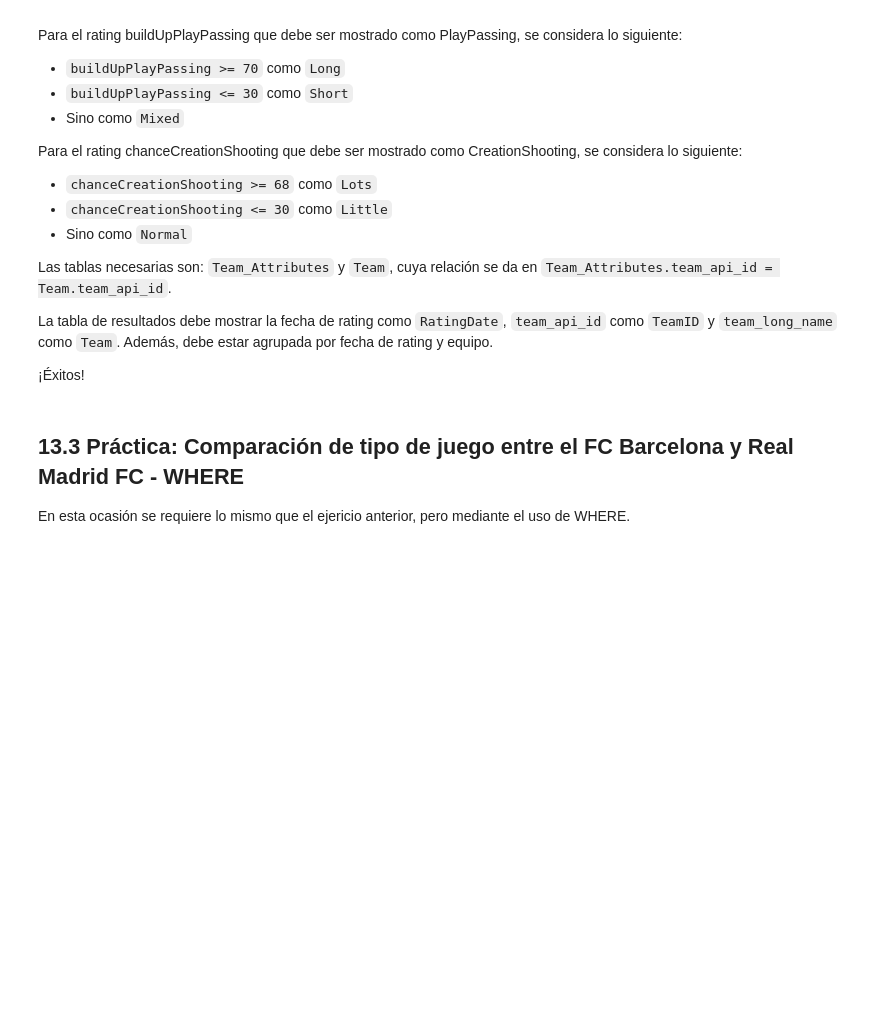
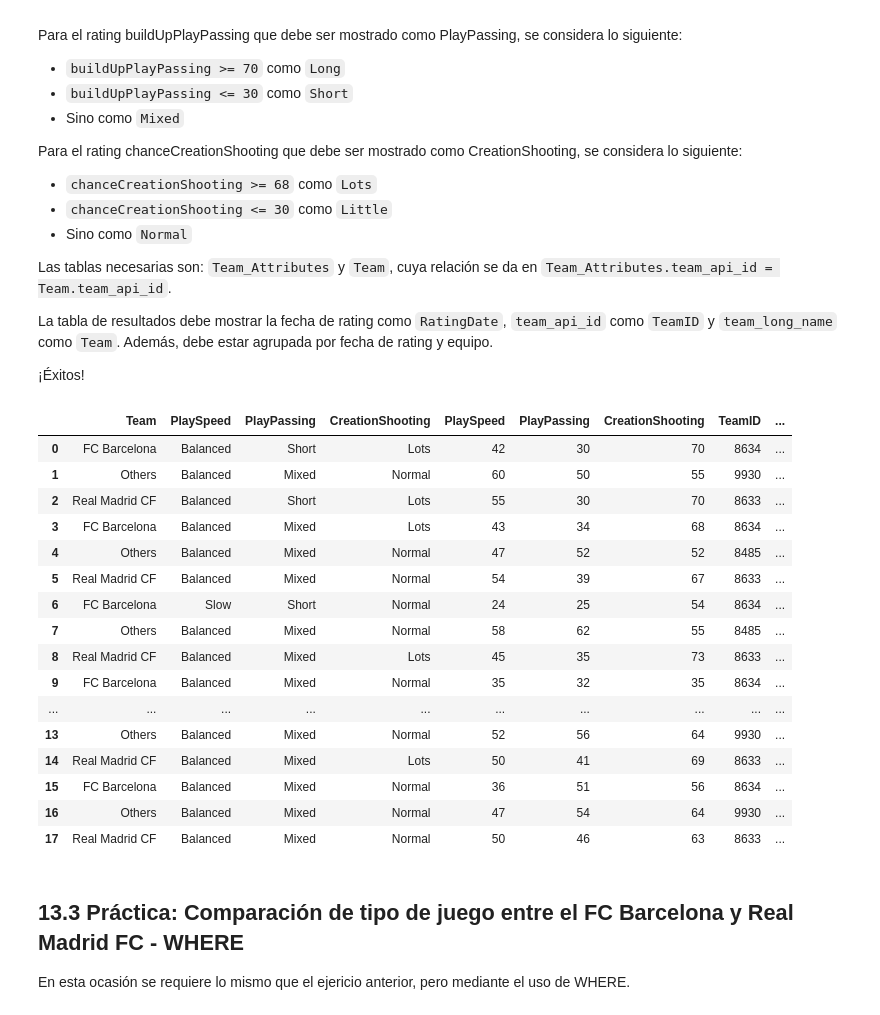
Before and after one commit to Juliodominguezcalderon/Talento_tech, a Jupyter notebook: Data_Analysis_SQL.ipynb, the cells around one changed output. Saved outputs shown, nothing was run; the diff lists cells and outputs as text; code cells hidden in the pictures; blank space fills up the shorter version.

```diff
--- a/Data_Analysis_SQL.ipynb
+++ b/Data_Analysis_SQL.ipynb
@@ -1895,3 +1940,64 @@ subquery
+# %%
+query = """ SELECT
+                    CASE
+                      WHEN Team.team_long_name = 'Real Madrid CF' THEN 'Real Madrid CF'
+                      WHEN Team.team_long_name = 'FC Barcelona'  THEN 'FC Barcelona'
+                      ELSE 'Others'
+                    END AS Team,
+
+                    CASE
+                      WHEN buildUpPlaySpeed >= 70 THEN 'Fast'
+                      WHEN buildUpPlaySpeed <= 30 THEN 'Slow'
+                      ELSE 'Balanced'
+                    END AS PlaySpeed,
+
+                    CASE
+                      WHEN buildUpPlayPassing >= 70 THEN 'Long'
+                      WHEN buildUpPlayPassing <= 30 THEN 'Short'
+                      ELSE 'Mixed'
+                    END AS PlayPassing,
+
+                    CASE
+                      WHEN chanceCreationShooting >= 68 THEN 'Lots'
+                      WHEN chanceCreationShooting <= 30 THEN 'Little'
+                      ELSE 'Normal'
+                    END AS CreationShooting,
+
+
+            BuildUpPlaySpeed AS PlaySpeed,
+            BuildUpPlayPassing AS PlayPassing,
+            ChanceCreationShooting AS CreationShooting,
+            Team.team_api_id AS TeamID,
+
+
+            DATE(Team_Attributes.date) AS RatingDate
+            FROM Team_Attributes
+
+            JOIN Team ON Team_Attributes.team_api_id = Team.team_api_id
+            GROUP BY RatingDate, Team
+"""
+
+#No modificar lo siguiente:
+subquery = pd.read_sql(query, conn)
+subquery
+# %% [output]
+|  | Team | PlaySpeed | PlayPassing | CreationShooting | PlaySpeed | PlayPassing | CreationShooting | TeamID | ... |
+| 0 | FC Barcelona | Balanced | Short | Lots | 42 | 30 | 70 | 8634 | ... |
+| 1 | Others | Balanced | Mixed | Normal | 60 | 50 | 55 | 9930 | ... |
+| 2 | Real Madrid CF | Balanced | Short | Lots | 55 | 30 | 70 | 8633 | ... |
+| 3 | FC Barcelona | Balanced | Mixed | Lots | 43 | 34 | 68 | 8634 | ... |
+| 4 | Others | Balanced | Mixed | Normal | 47 | 52 | 52 | 8485 | ... |
+| 5 | Real Madrid CF | Balanced | Mixed | Normal | 54 | 39 | 67 | 8633 | ... |
+| 6 | FC Barcelona | Slow | Short | Normal | 24 | 25 | 54 | 8634 | ... |
+| 7 | Others | Balanced | Mixed | Normal | 58 | 62 | 55 | 8485 | ... |
+| 8 | Real Madrid CF | Balanced | Mixed | Lots | 45 | 35 | 73 | 8633 | ... |
+| 9 | FC Barcelona | Balanced | Mixed | Normal | 35 | 32 | 35 | 8634 | ... |
+| ... | ... | ... | ... | ... | ... | ... | ... | ... | ... |
+| 13 | Others | Balanced | Mixed | Normal | 52 | 56 | 64 | 9930 | ... |
+| 14 | Real Madrid CF | Balanced | Mixed | Lots | 50 | 41 | 69 | 8633 | ... |
+| 15 | FC Barcelona | Balanced | Mixed | Normal | 36 | 51 | 56 | 8634 | ... |
+| 16 | Others | Balanced | Mixed | Normal | 47 | 54 | 64 | 9930 | ... |
+| 17 | Real Madrid CF | Balanced | Mixed | Normal | 50 | 46 | 63 | 8633 | ... |
 # %% [markdown]
 ## 13.3 Práctica: Comparación de tipo de juego entre el FC Barcelona y Real Madrid FC - WHERE
 
```
Also changed, not shown: parts of 7 cells of this notebook.
